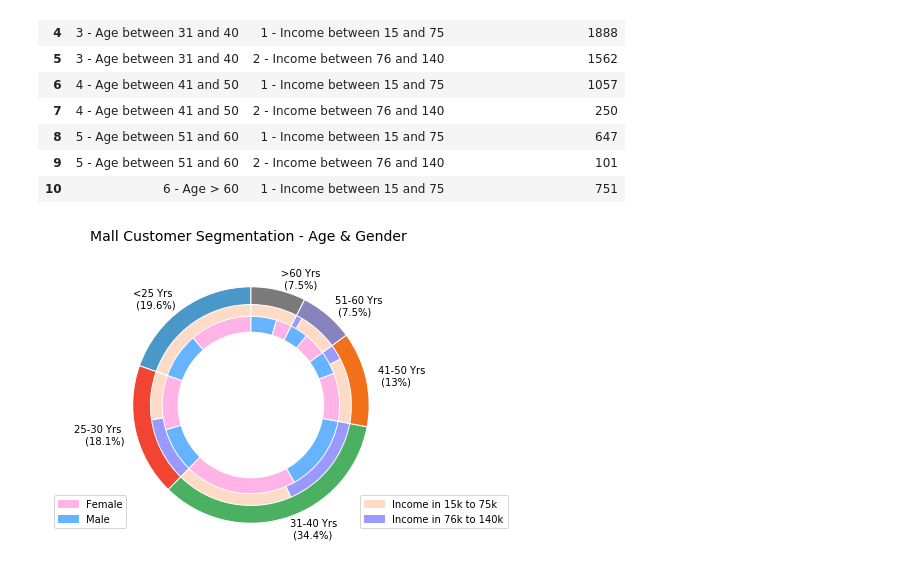
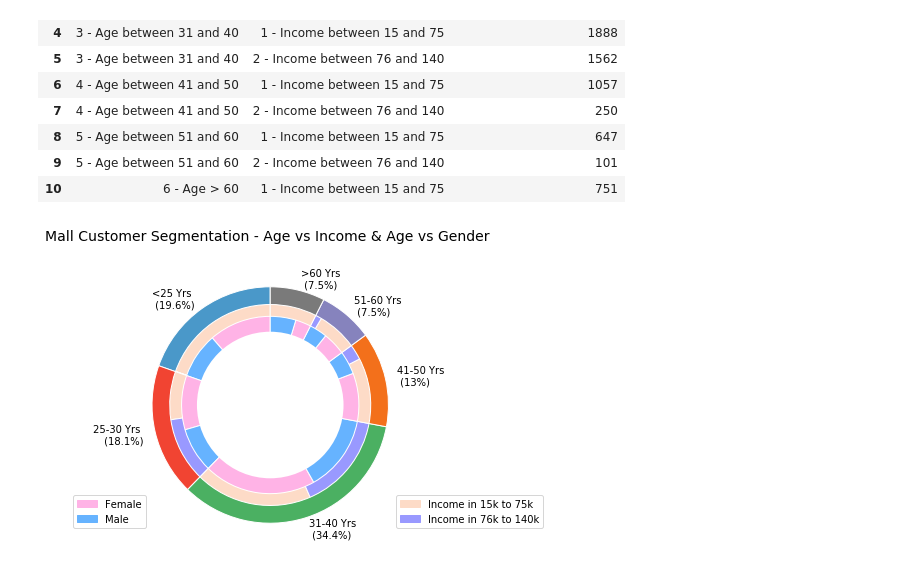
Before and after one commit to Saranyanv/test, a Jupyter notebook: 455_Assignment3.ipynb, the cells around one changed output. Drawn from its saved outputs; the diff is of its cells as text; code cells hidden in the pictures.

```diff
--- a/455_Assignment3.ipynb
+++ b/455_Assignment3.ipynb
@@ -286,36 +280,37 @@ plt.pie(list(Mall_Customers_Agg_Age_Income_Sorted['Spending Score (1-100)'])
 #                              c(0.15), c(0.25), c(0.15), c(0.25), c(0.15), c(0.25),d(0.15), d(0.25), d(0.15), d(0.25), d(0.15), d(0.25),
 #                              e(0.15), e(0.3), e(0.15), e(0.3), e(0.15),f(0.25), f(0.5), f(0.25)]
         , radius=0.85
-        , startangle=90,frame=True
+        , startangle=90
+        #,frame=True
         , wedgeprops=dict(edgecolor='w'))
 
 plt.pie(subgroup2_size,colors=colors_gender,radius=0.75,startangle=90, wedgeprops=dict(edgecolor='w'))
 
 #plt.pie(subgroup_size,colors=[a(0.25), a(0.4), a(0.25), a(0.4),
 #                              b(0.15), b(0.25), b(0.15), b(0.25), b(0.15), b(0.25),
 #                              c(0.15), c(0.25), c(0.15), c(0.25), c(0.15), c(0.25),
 #                              d(0.15), d(0.25), d(0.15), d(0.25), d(0.15), d(0.25),
 #                              e(0.15), e(0.3), e(0.15), e(0.3), e(0.15),
 #                              f(0.25), f(0.5), f(0.25)],radius=0.85,startangle=90)
 centre_circle = plt.Circle((0,0),0.62,color='black', fc='white',linewidth=0)
 fig = plt.gcf()
 fig.gca().add_artist(centre_circle)
 
 plt.axis('equal')
 plt.tight_layout()
-plt.title('Mall Customer Segmentation - Age & Gender \n\n',fontsize=14)
+plt.title('Mall Customer Segmentation - Age vs Income & Age vs Gender \n\n',fontsize=14)
 
 
 pink_patch = mpatches.Patch(color='#ffb3e6', label='Female')
 blue_patch = mpatches.Patch(color='#66b3ff', label='Male')
 
 Inc_patch1 = mpatches.Patch(color=g(0.4), label='Income in 15k to 75k')
 Inc_patch2 = mpatches.Patch(color=h(0.4), label='Income in 76k to 140k')
 
 first_legend = plt.legend(handles=[pink_patch, blue_patch], loc=3)
 ax = plt.gca().add_artist(first_legend)
-plt.legend(handles=[Inc_patch1, Inc_patch2], loc=4, bbox_to_anchor=(0.65, 0., 0.5, 0.5))
+plt.legend(handles=[Inc_patch1, Inc_patch2], loc=4, bbox_to_anchor=(0.69, 0., 0.5, 0.5))
 
 plt.show()
 # %% [output]
-[figure, old version]
+[figure, new version]
```
Also changed, not shown: parts of 4 cells of this notebook.
